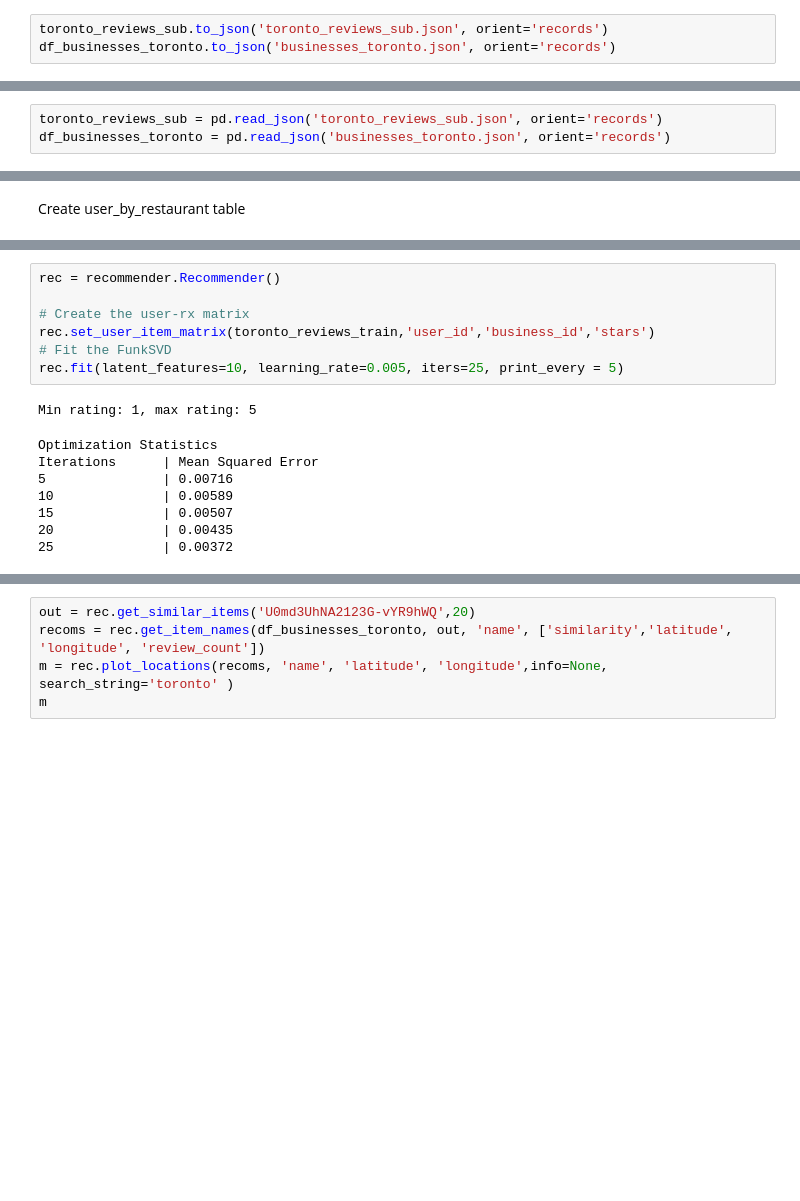
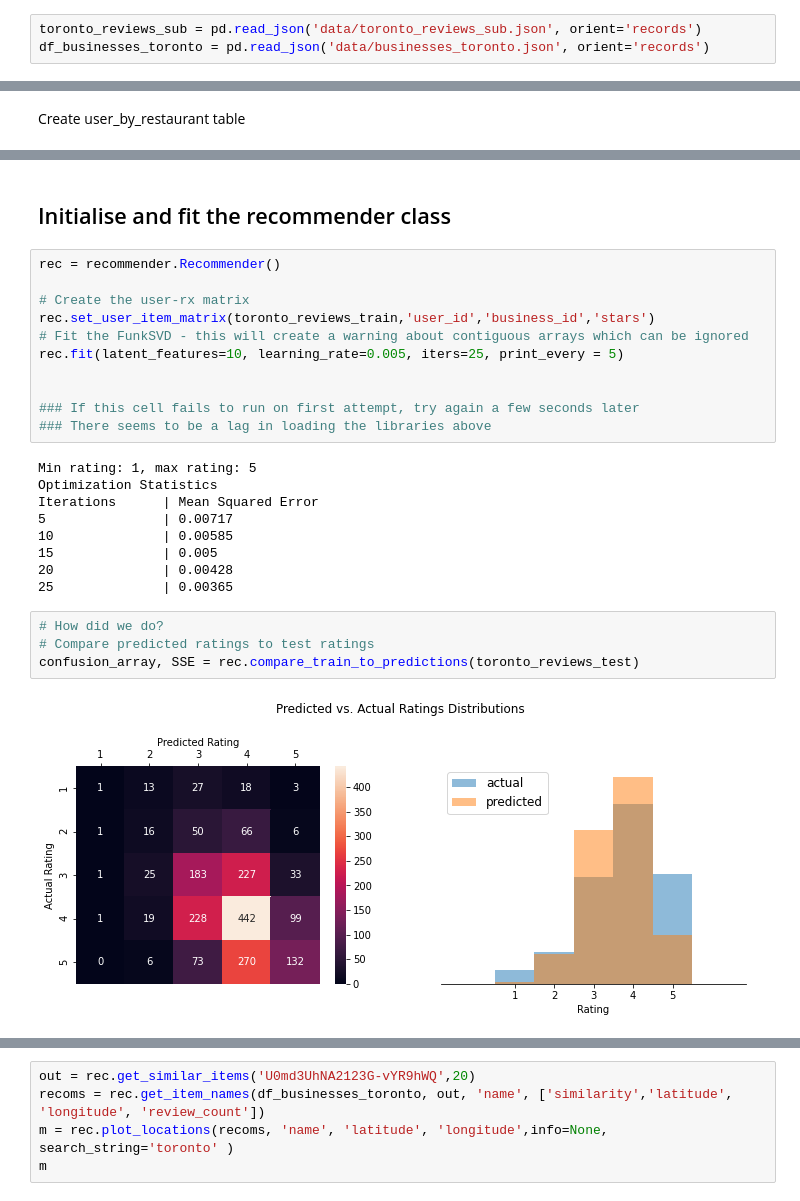
Before and after one commit to paul-stubley/Udacity, a Jupyter notebook: Capstone_Project/Restaurant_Recommender.ipynb, the cells around one changed output, grey strips where cells are left out. Cells and saved outputs as stored; diff of their text form; blank space fills up the shorter version.

Commit message:
[Add] - Changes in preperation for submission
- Split workbook into Data Cleansing and Recommendation
- Performed Grid Search of fit parameters

```diff
--- a/Capstone_Project/Restaurant_Recommender.ipynb
+++ b/Capstone_Project/Restaurant_Recommender.ipynb
@@ -383,3 +13,3 @@ dtype: object
 # %%
-toronto_reviews_sub.to_json('toronto_reviews_sub.json', orient='records')
-df_businesses_toronto.to_json('businesses_toronto.json', orient='records')
+toronto_reviews_sub = pd.read_json('data/toronto_reviews_sub.json', orient='records')
+df_businesses_toronto = pd.read_json('data/businesses_toronto.json', orient='records')
@@ -398,4 +16 @@ import numba
-# %%
-toronto_reviews_sub = pd.read_json('toronto_reviews_sub.json', orient='records')
-df_businesses_toronto = pd.read_json('businesses_toronto.json', orient='records')
 # %% [markdown]
@@ -977,16 +41,28 @@ The autoreload extension is already loaded. To reload it, use:
+# %% [markdown]
+## Initialise and fit the recommender class
 # %%
 rec = recommender.Recommender()
 
 # Create the user-rx matrix
 rec.set_user_item_matrix(toronto_reviews_train,'user_id','business_id','stars')
-# Fit the FunkSVD
+# Fit the FunkSVD - this will create a warning about contiguous arrays which can be ignored
 rec.fit(latent_features=10, learning_rate=0.005, iters=25, print_every = 5)
+
+
+### If this cell fails to run on first attempt, try again a few seconds later
+### There seems to be a lag in loading the libraries above
 # %% [output]
 Min rating: 1, max rating: 5
+Optimization Statistics
+Iterations      | Mean Squared Error
+5               | 0.00717
+10              | 0.00585
+15              | 0.005
+20              | 0.00428
+25              | 0.00365
-Optimization Statistics
-Iterations      | Mean Squared Error
-5               | 0.00716
-10              | 0.00589
-15              | 0.00507
-20              | 0.00435
-25              | 0.00372
+# %%
+# How did we do?
+# Compare predicted ratings to test ratings
+confusion_array, SSE = rec.compare_train_to_predictions(toronto_reviews_test)
+# %% [output]
+[figure, added]
```
Also changed, not shown: parts of 108 cells of this notebook, 5 other files.
